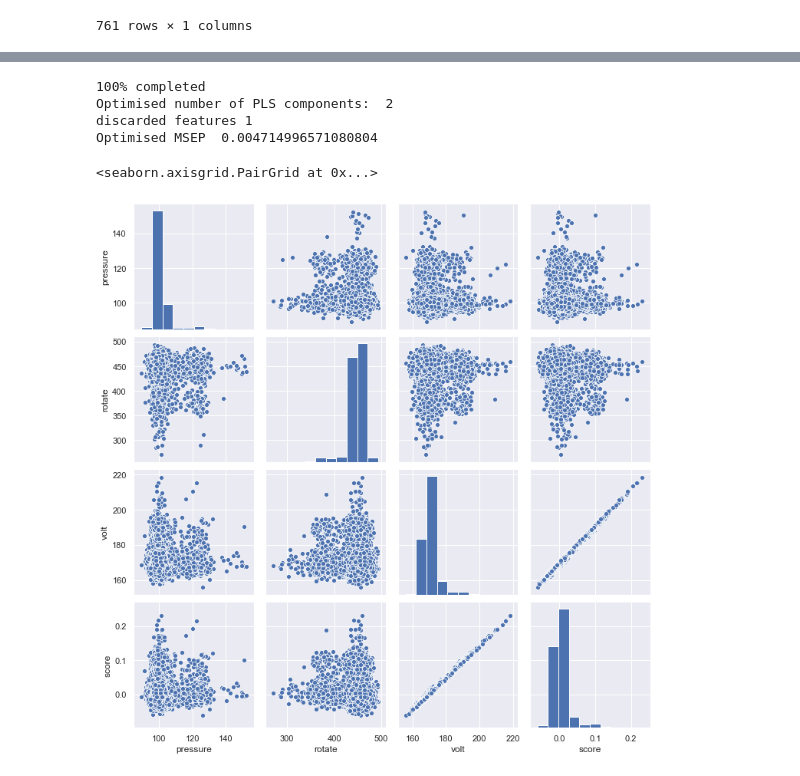
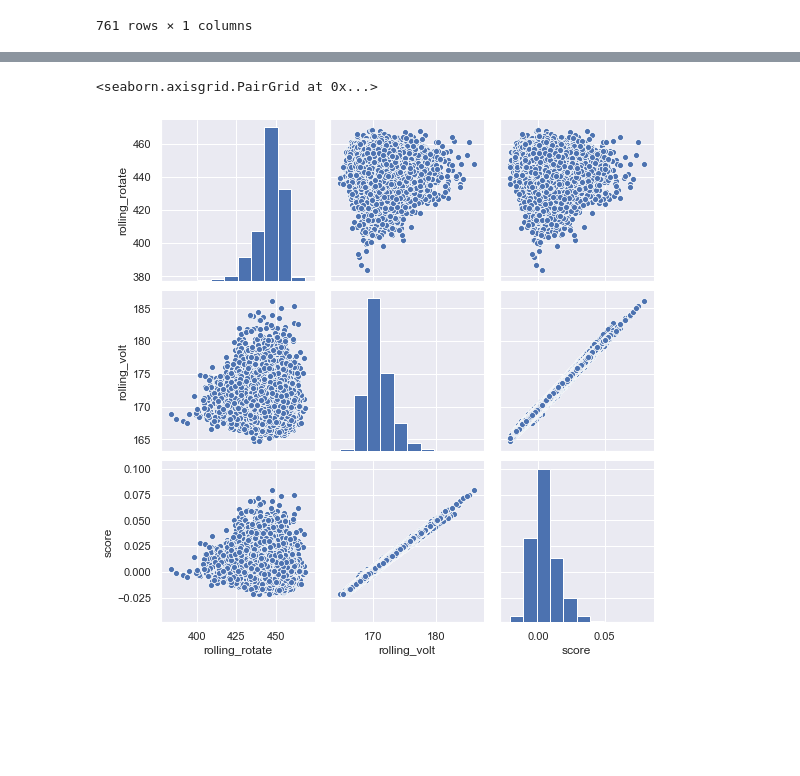
Before and after one commit to jd0g/CSU-Capstone, a Jupyter notebook: MIS581 Capstone Data Analysis.ipynb, the cells around one changed output, grey strips where cells are left out. Drawn from its saved outputs; the diff is of its cells as text; code cells hidden in the pictures; blank space fills up the shorter version.

```diff
--- a/MIS581 Capstone Data Analysis.ipynb
+++ b/MIS581 Capstone Data Analysis.ipynb
@@ -263,7 +119,0 @@ complete[complete['predict'] == 1]
-# %%
-#feature scaling to balance the weight of each feature
-#https://scikit-learn.org/stable/auto_examples/preprocessing/plot_scaling_importance.html
-complete, continuous = set_error('error4')
-sc = StandardScaler()
-scaled = sc.fit_transform(continuous)
-scaled
@@ -324,13 +119,0 @@ sns.pairplot(df, vars=list(df.columns))
-# %%
-complete, continuous = set_failure('comp1')
-complete.has_failure = complete.has_failure.astype(int)
-#joined.error_count = joined.error_count.astype(int)
-complete.drop(columns='failure_count')
-X = complete.iloc[:,:4]
-target = complete['predict'].copy()
-#target = target.reset_index(drop=True)
-
-regr_pls = PLSRegression(n_components = 3)
-PLS_score_X, PLS_score_Y=regr_pls.fit_transform(X,target)
-PLS_loads=regr_pls.x_loadings_
-PLS_score_X
@@ -421,17 +342,13 @@ def pls_variable_selection(X, y, max_comp, diag=False):
 # %%
-complete, continuous = set_failure('comp1')
+complete, kmeans = set_failure('comp1',1,5)
 
-X=complete.iloc[:,:4]
+X=complete.iloc[:,-4:]
 y=complete['predict']
 
 opt_x_component, score_x, ncomp, selected, sorted_ind = pls_variable_selection(X, y, 4)
 opt_x_component['score'] = score_x
 sns.pairplot(opt_x_component, vars=list(opt_x_component.columns))
 # %% [output]
-100% completed
-Optimised number of PLS components:  2
-discarded features 1
-Optimised MSEP  0.004714996571080804
+<seaborn.axisgrid.PairGrid at 0x...>
-<seaborn.axisgrid.PairGrid at 0x...>
-[figure, old version]
+[figure, new version]
 # %%
```
Also changed, not shown: parts of 33 cells of this notebook.
